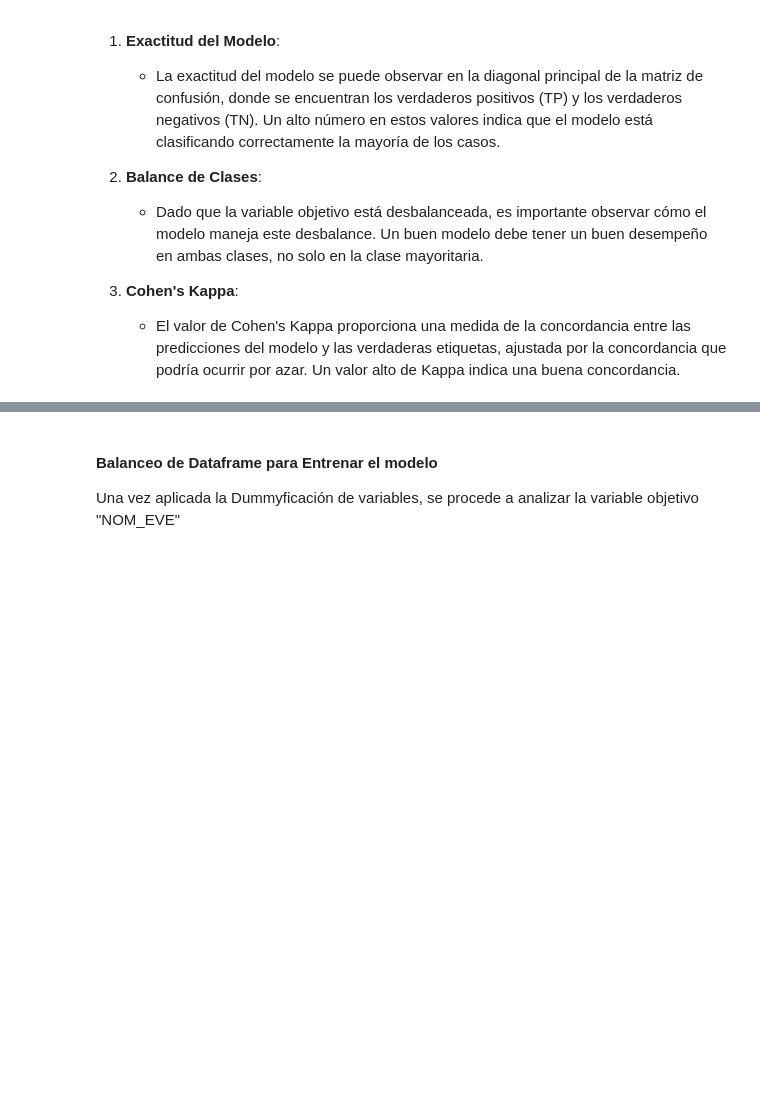
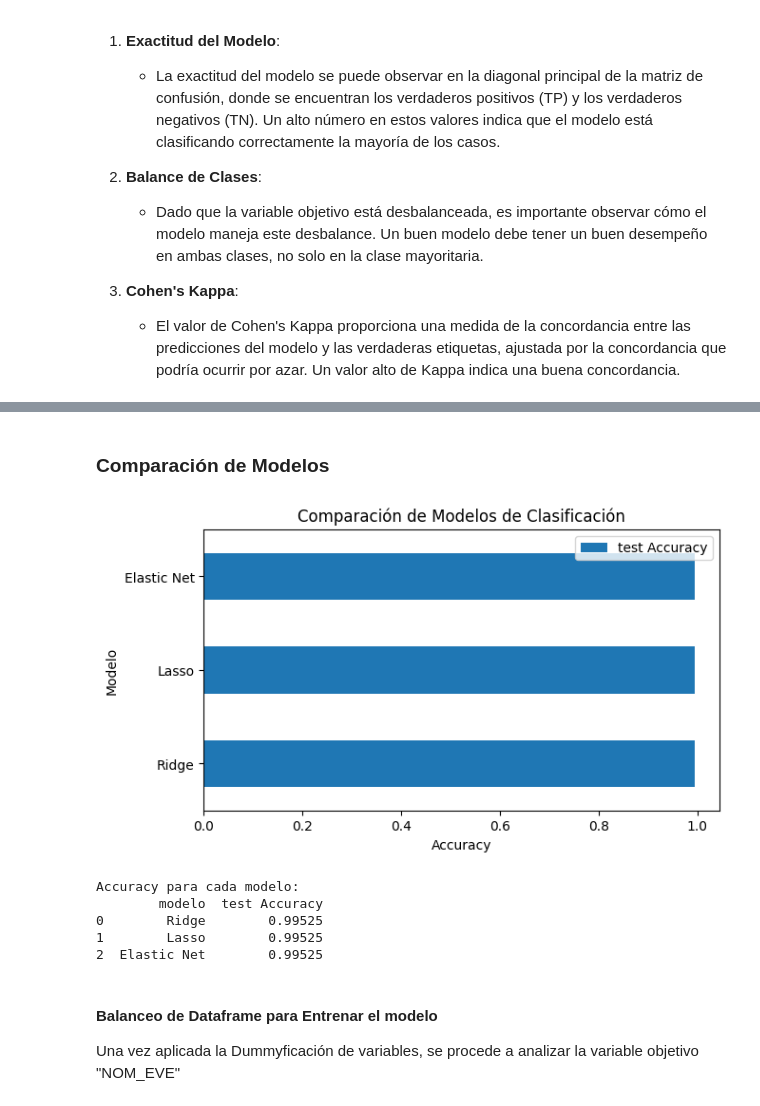
Before and after one commit to ngarciap/Analisis_Cuantitativo, a Jupyter notebook: Taller 3/Taller_3_Punto4.ipynb, the cells around one changed output, grey strips where cells are left out. Drawn from its saved outputs; the diff is of its cells as text; code cells hidden in the pictures; blank space fills up the shorter version.

```diff
--- a/Taller 3/Taller_3_Punto4.ipynb
+++ b/Taller 3/Taller_3_Punto4.ipynb
@@ -441,3 +418,29 @@ plt.show()
+# %% [markdown]
+### **Comparación de Modelos**
+# %%
+# Comparación de modelos
+df_comparacion = pd.DataFrame({
+    'modelo': ['Ridge', 'Lasso', 'Elastic Net'],
+    'test Accuracy': [accuracy_ridge, accuracy_lasso, accuracy_enet]
+})
+
+fig, ax = plt.subplots(figsize=(7, 3.84))
+df_comparacion.set_index('modelo').plot(kind='barh', ax=ax)
+ax.set_xlabel('Accuracy')
+ax.set_ylabel('Modelo')
+ax.set_title('Comparación de Modelos de Clasificación')
+plt.show()
+
+# Mostrar Accuracy de cada modelo
+print("Accuracy para cada modelo:")
+print(df_comparacion)
+# %% [output]
+[figure, added]
+Accuracy para cada modelo:
+        modelo  test Accuracy
+0        Ridge        0.99525
+1        Lasso        0.99525
+2  Elastic Net        0.99525
 # %% [markdown]
 #### **Balanceo de Dataframe para Entrenar el modelo**
 Una vez aplicada la Dummyficación de variables, se procede a analizar la variable objetivo "NOM_EVE"
```
Also changed, not shown: parts of 51 cells of this notebook, 2 other files.
